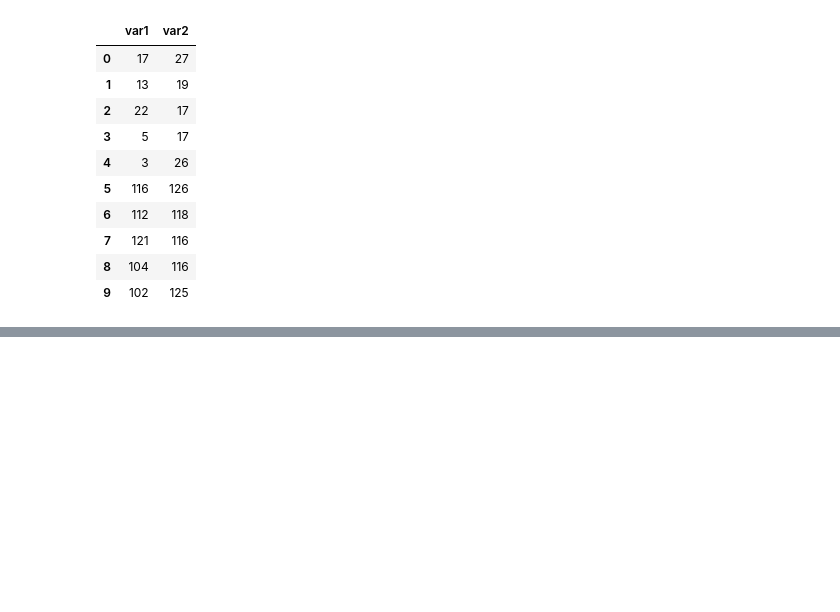
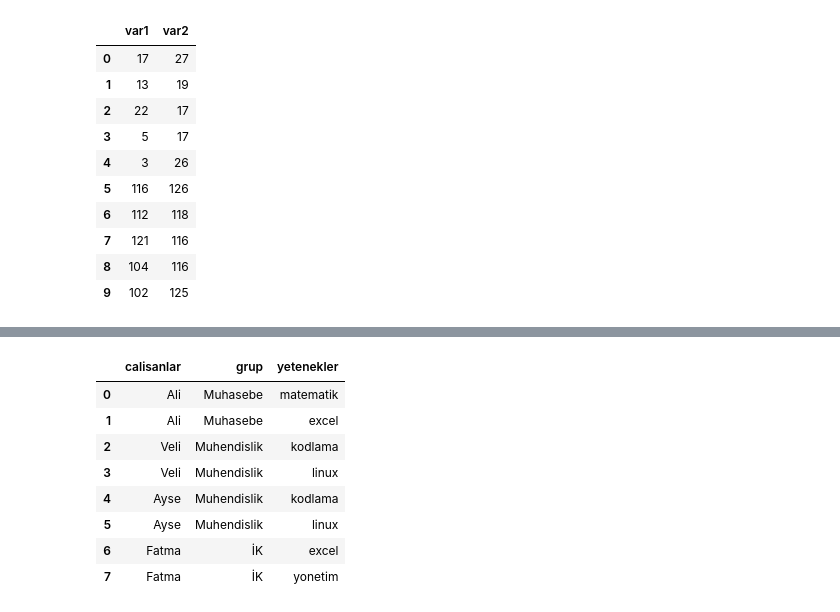
Before and after one commit to tahaasann/Data-Science-Course, a Jupyter notebook: veri_manipulasyonu.ipynb, the cells around one changed output, grey strips where cells are left out. Saved outputs shown, nothing was run; the diff lists cells and outputs as text; code cells hidden in the pictures; blank space fills up the shorter version.

Commit message:
İleri Birleştirme İşlemleri Konusu eklendi

```diff
--- a/veri_manipulasyonu.ipynb
+++ b/veri_manipulasyonu.ipynb
@@ -1698,0 +1715,5 @@ ValueError: Only can inner (intersect) or outer (union) join the other axis
+# %%
+df1 = pd.DataFrame({'calisanlar': ['Ali','Veli','Ayse','Fatma'],
+                   'grup': ['Muhasebe','Muhendislik','Muhendislik','İK']})
+
+df1
@@ -1698,0 +1787,5 @@ ValueError: Only can inner (intersect) or outer (union) join the other axis
+# %%
+df5 = pd.DataFrame({'grup': ['Muhasebe','Muhasebe','Muhendislik','Muhendislik','İK','İK'],
+                   'yetenekler': ['matematik','excel','kodlama','linux','excel','yonetim']})
+
+df5
@@ -1698,0 +1808,12 @@ ValueError: Only can inner (intersect) or outer (union) join the other axis
+# %%
+pd.merge(df1, df5) # df1'de tüm çalışanlar tekildi. df5 le birlikte çokladı. Ve yetenekler eklendi.
+# %% [output]
+|  | calisanlar | grup | yetenekler |
+| 0 | Ali | Muhasebe | matematik |
+| 1 | Ali | Muhasebe | excel |
+| 2 | Veli | Muhendislik | kodlama |
+| 3 | Veli | Muhendislik | linux |
+| 4 | Ayse | Muhendislik | kodlama |
+| 5 | Ayse | Muhendislik | linux |
+| 6 | Fatma | İK | excel |
+| 7 | Fatma | İK | yonetim |
```
Also changed, not shown: parts of 17 cells of this notebook.
